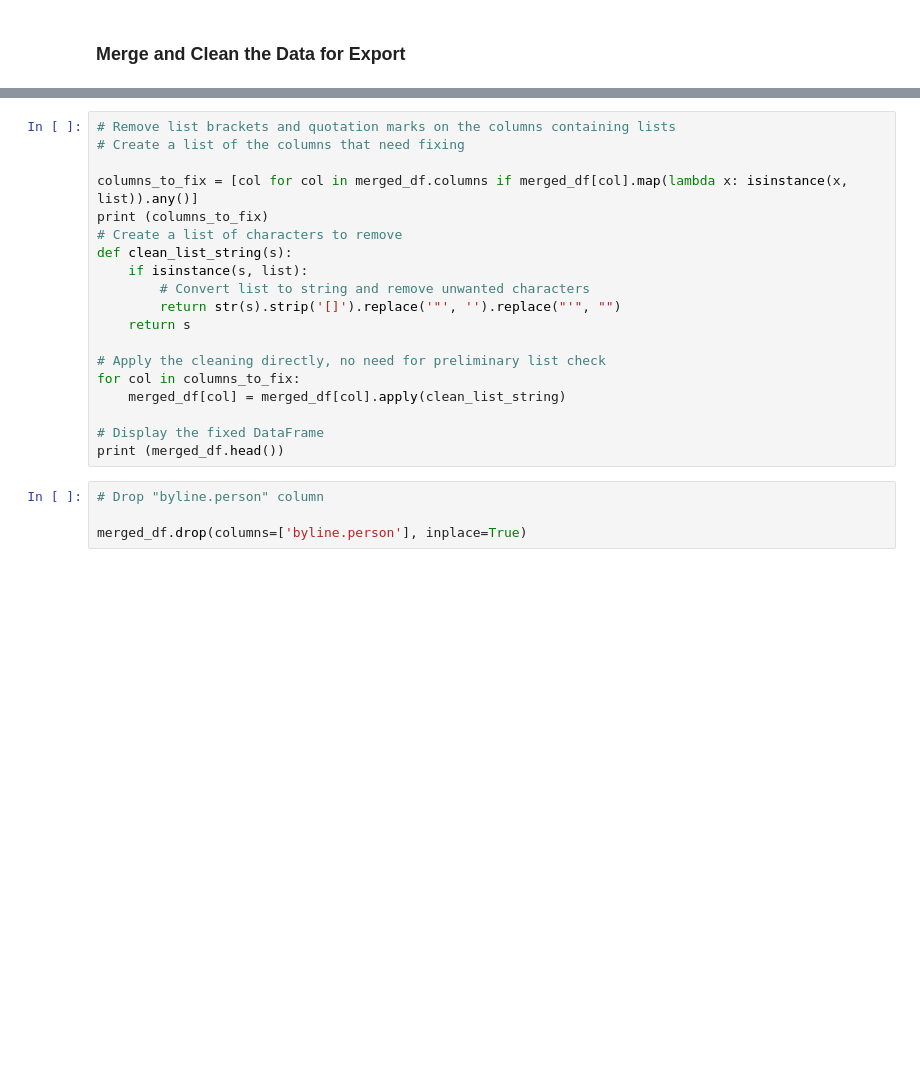
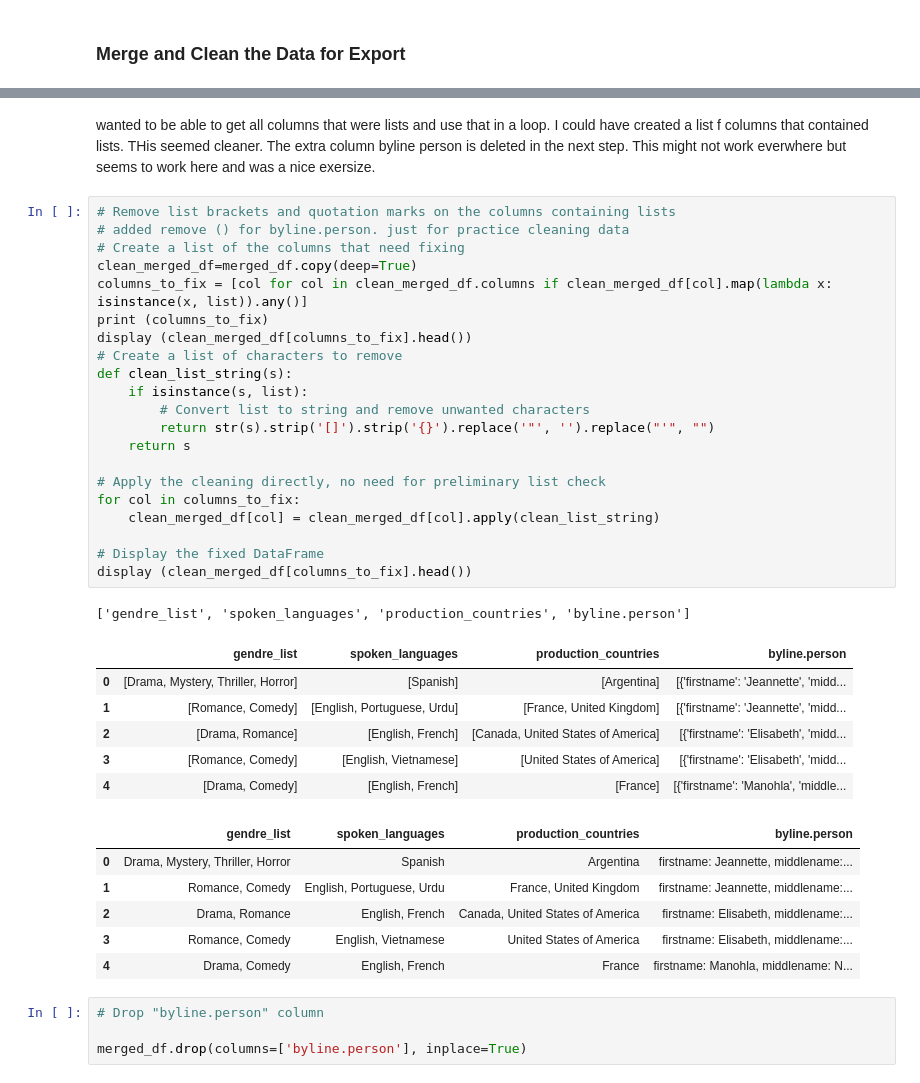
Before and after one commit to ehxewri/data-sourcing-challenge, a Jupyter notebook: retrieve_movie_data.ipynb, the cells around one changed output, grey strips where cells are left out. Drawn from its saved outputs; the diff is of its cells as text; blank space fills up the shorter version.

```diff
--- a/retrieve_movie_data.ipynb
+++ b/retrieve_movie_data.ipynb
@@ -304,22 +482,42 @@ merged_df
+# %% [markdown]
+ wanted to be able to get all columns that were lists and use that in a loop.
+ I could have created a list f columns that contained lists.
+ THis seemed cleaner. The extra column byline person is deleted in the next step. This might not work everwhere but seems to work here and was a nice exersize.
 # %%
 # Remove list brackets and quotation marks on the columns containing lists
+# added remove () for byline.person. just for practice cleaning data
 # Create a list of the columns that need fixing
-
-columns_to_fix = [col for col in merged_df.columns if merged_df[col].map(lambda x: isinstance(x, list)).any()]
+clean_merged_df=merged_df.copy(deep=True)
+columns_to_fix = [col for col in clean_merged_df.columns if clean_merged_df[col].map(lambda x: isinstance(x, list)).any()]
 print (columns_to_fix)
+display (clean_merged_df[columns_to_fix].head())
 # Create a list of characters to remove
 def clean_list_string(s):
     if isinstance(s, list):
         # Convert list to string and remove unwanted characters
-        return str(s).strip('[]').replace('"', '').replace("'", "")
+        return str(s).strip('[]').strip('{}').replace('"', '').replace("'", "")
     return s
 
 # Apply the cleaning directly, no need for preliminary list check
 for col in columns_to_fix:
-    merged_df[col] = merged_df[col].apply(clean_list_string)
+    clean_merged_df[col] = clean_merged_df[col].apply(clean_list_string)
 
 # Display the fixed DataFrame
-print (merged_df.head())
+display (clean_merged_df[columns_to_fix].head())
+# %% [output]
+['gendre_list', 'spoken_languages', 'production_countries', 'byline.person']
+|  | gendre_list | spoken_languages | production_countries | byline.person |
+| 0 | [Drama, Mystery, Thriller, Horror] | [Spanish] | [Argentina] | [{'firstname': 'Jeannette', 'midd... |
+| 1 | [Romance, Comedy] | [English, Portuguese, Urdu] | [France, United Kingdom] | [{'firstname': 'Jeannette', 'midd... |
+| 2 | [Drama, Romance] | [English, French] | [Canada, United States of America] | [{'firstname': 'Elisabeth', 'midd... |
+| 3 | [Romance, Comedy] | [English, Vietnamese] | [United States of America] | [{'firstname': 'Elisabeth', 'midd... |
+| 4 | [Drama, Comedy] | [English, French] | [France] | [{'firstname': 'Manohla', 'middle... |
+|  | gendre_list | spoken_languages | production_countries | byline.person |
+| 0 | Drama, Mystery, Thriller, Horror | Spanish | Argentina | firstname: Jeannette, middlename:... |
+| 1 | Romance, Comedy | English, Portuguese, Urdu | France, United Kingdom | firstname: Jeannette, middlename:... |
+| 2 | Drama, Romance | English, French | Canada, United States of America | firstname: Elisabeth, middlename:... |
+| 3 | Romance, Comedy | English, Vietnamese | United States of America | firstname: Elisabeth, middlename:... |
+| 4 | Drama, Comedy | English, French | France | firstname: Manohla, middlename: N... |
 # %%
 # Drop "byline.person" column
 
```
Also changed, not shown: parts of 17 cells of this notebook.
